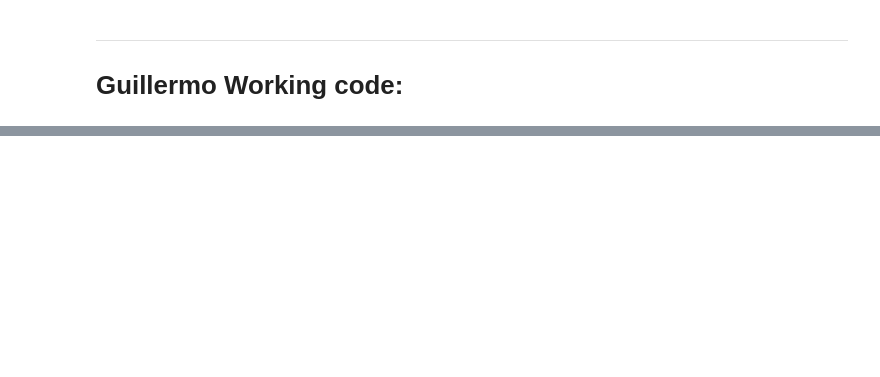
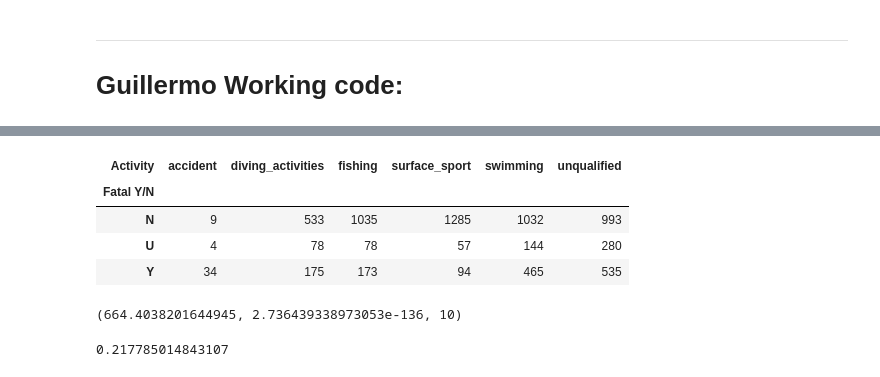
Before and after one commit to martijnooo/shark_attack, a Jupyter notebook: shark_attack.ipynb, the cells around one changed output, grey strips where cells are left out. Drawn from its saved outputs; the diff is of its cells as text; code cells hidden in the pictures; blank space fills up the shorter version.

```diff
--- a/shark_attack.ipynb
+++ b/shark_attack.ipynb
@@ -571,0 +599,20 @@ df['Region'] = df['Region'].fillna('unknown')
+# %%
+df_crosstab = pd.crosstab(df["Fatal Y/N"], df.Activity)
+# %%
+df_crosstab
+# %% [output]
+| Activity | accident | diving_activities | fishing | surface_sport | swimming | unqualified |
+| Fatal Y/N |  |  |  |  |  |  |
+| N | 9 | 533 | 1035 | 1285 | 1032 | 993 |
+| U | 4 | 78 | 78 | 57 | 144 | 280 |
+| Y | 34 | 175 | 173 | 94 | 465 | 535 |
+# %%
+chi2_statistic, chi2_p_value, _, _ = chi2_contingency(df_crosstab)
+
+chi2_statistic, chi2_p_value
+# %% [output]
+(664.4038201644945, 2.736439338973053e-136, 10)
+# %%
+association(df_crosstab, method="cramer")
+# %% [output]
+0.217785014843107
```
Also changed, not shown: parts of 12 cells of this notebook.
